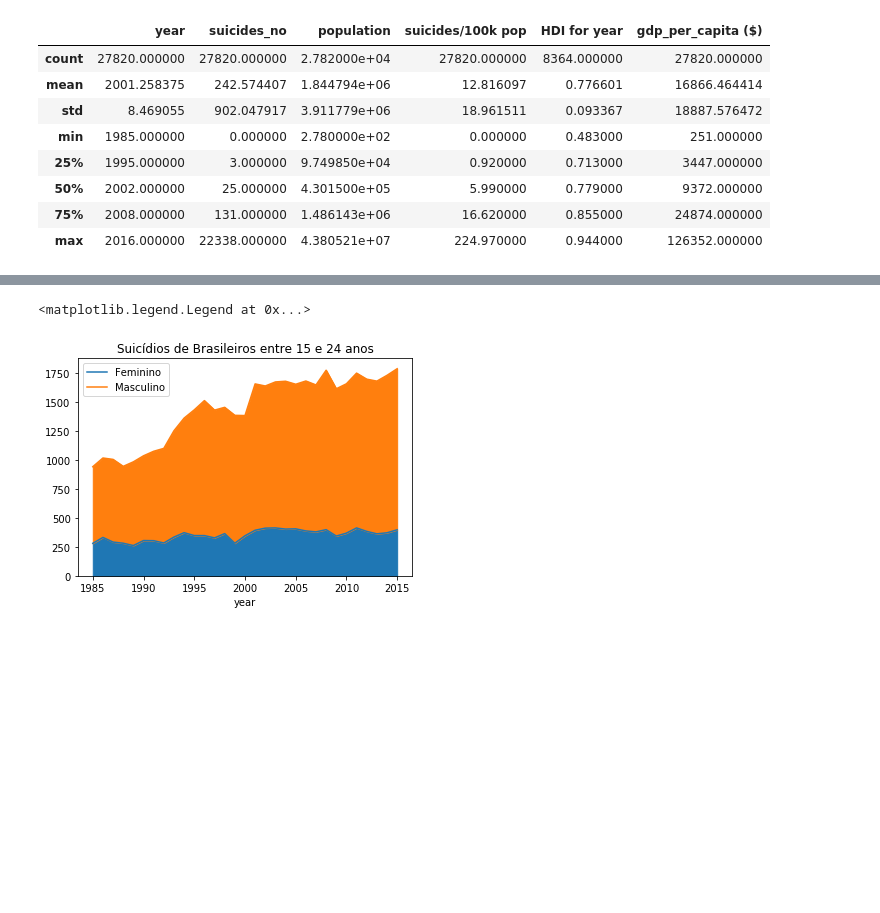
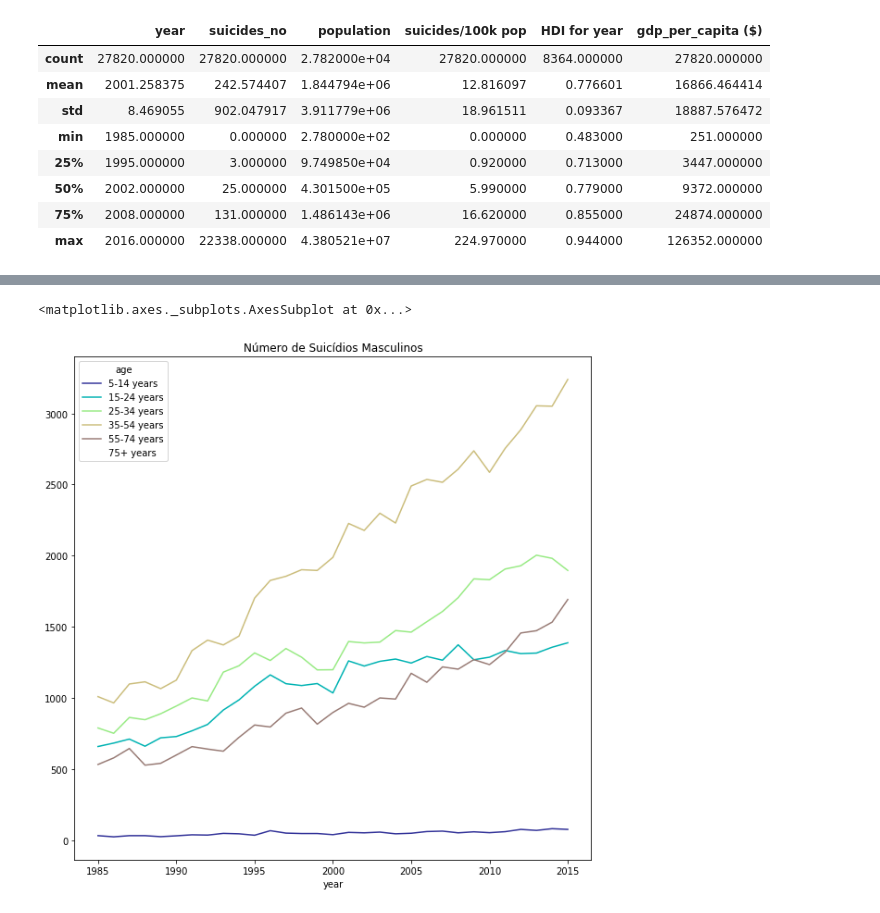
Before and after one commit to eliaeser/Taxa-de-Suicidios, a Jupyter notebook: Taxa de Suicídios.ipynb, the cells around one changed output, grey strips where cells are left out. Cells and saved outputs as stored; diff of their text form; code cells hidden in the pictures; blank space fills up the shorter version.

```diff
--- a/Taxa de Suicídios.ipynb
+++ b/Taxa de Suicídios.ipynb
@@ -65,3 +63,3 @@ df.sample(10)
 # %%
-mascbr= df.query('country == "Brazil" and age == "15-24 years" and sex == "male"')
+mascbr= df.query('country == "Brazil" and sex == "male"')
 # %%
@@ -81,5 +67,2 @@ af = pd.merge(mascbr, fembr, how='right', on='year')
-# %%
-af.plot.area(x='year',y=['suicides_no_y','suicides_no_x'], title='Suicídios de Brasileiros entre 15 e 24 anos').legend(["Feminino", "Masculino"])
-# %% [output]
-<matplotlib.legend.Legend at 0x...>
-[figure, removed]
+# %%
+mascbr = mascbr.pivot(columns='age', values='suicides_no', index='year')
@@ -85,0 +71,2 @@ af.plot.area(x='year',y=['suicides_no_y','suicides_no_x'], title='Suicídios de
+# %%
+mascbr = mascbr[['5-14 years','15-24 years','25-34 years','35-54 years','55-74 years','75+ years']]
@@ -85,0 +75,5 @@ af.plot.area(x='year',y=['suicides_no_y','suicides_no_x'], title='Suicídios de
+# %%
+mascbr.plot(figsize=(10, 10), title='Número de Suicídios Masculinos', colormap='terrain')
+# %% [output]
+<matplotlib.axes._subplots.AxesSubplot at 0x...>
+[figure, added]
```
Also changed, not shown: parts of 12 cells of this notebook.
